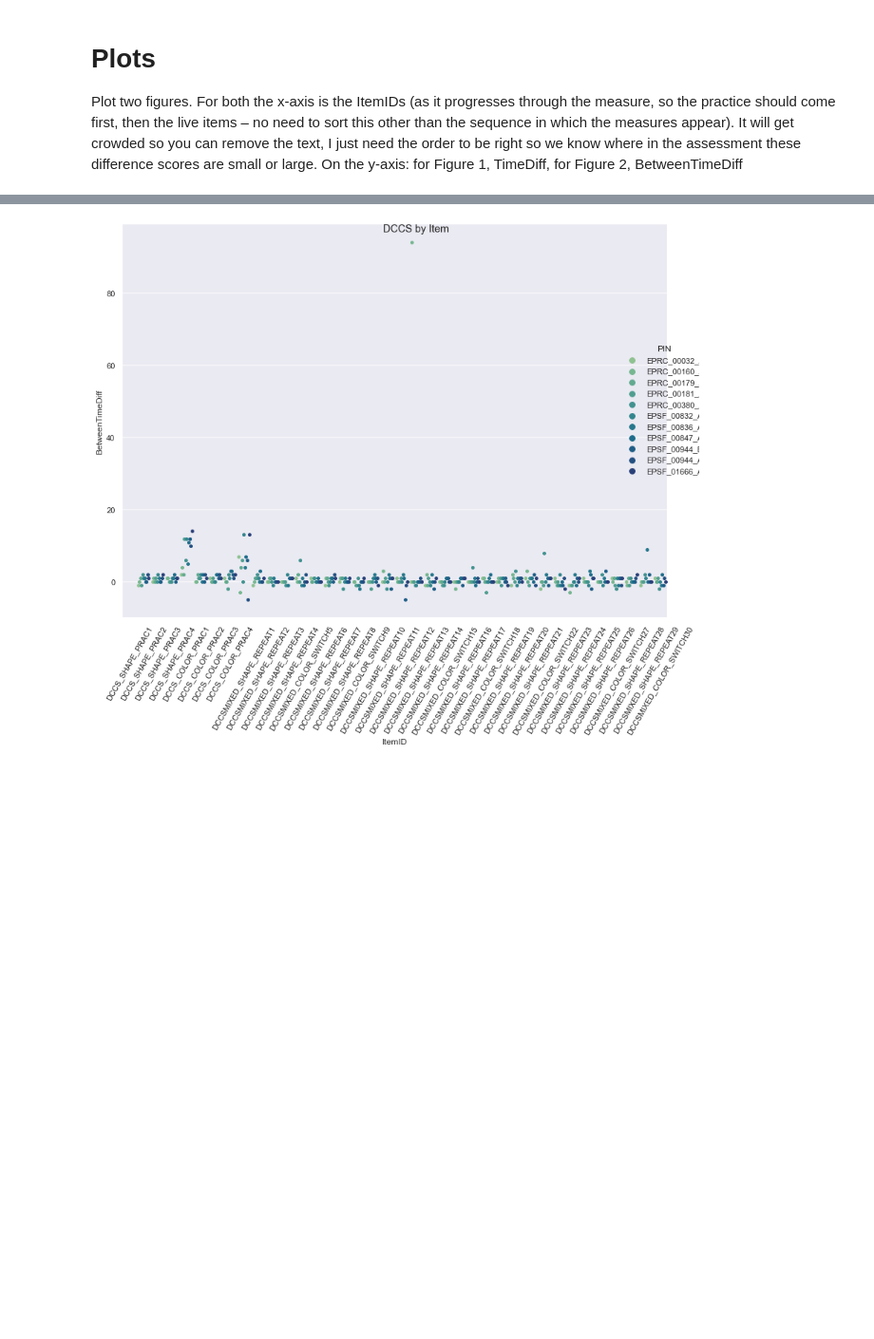
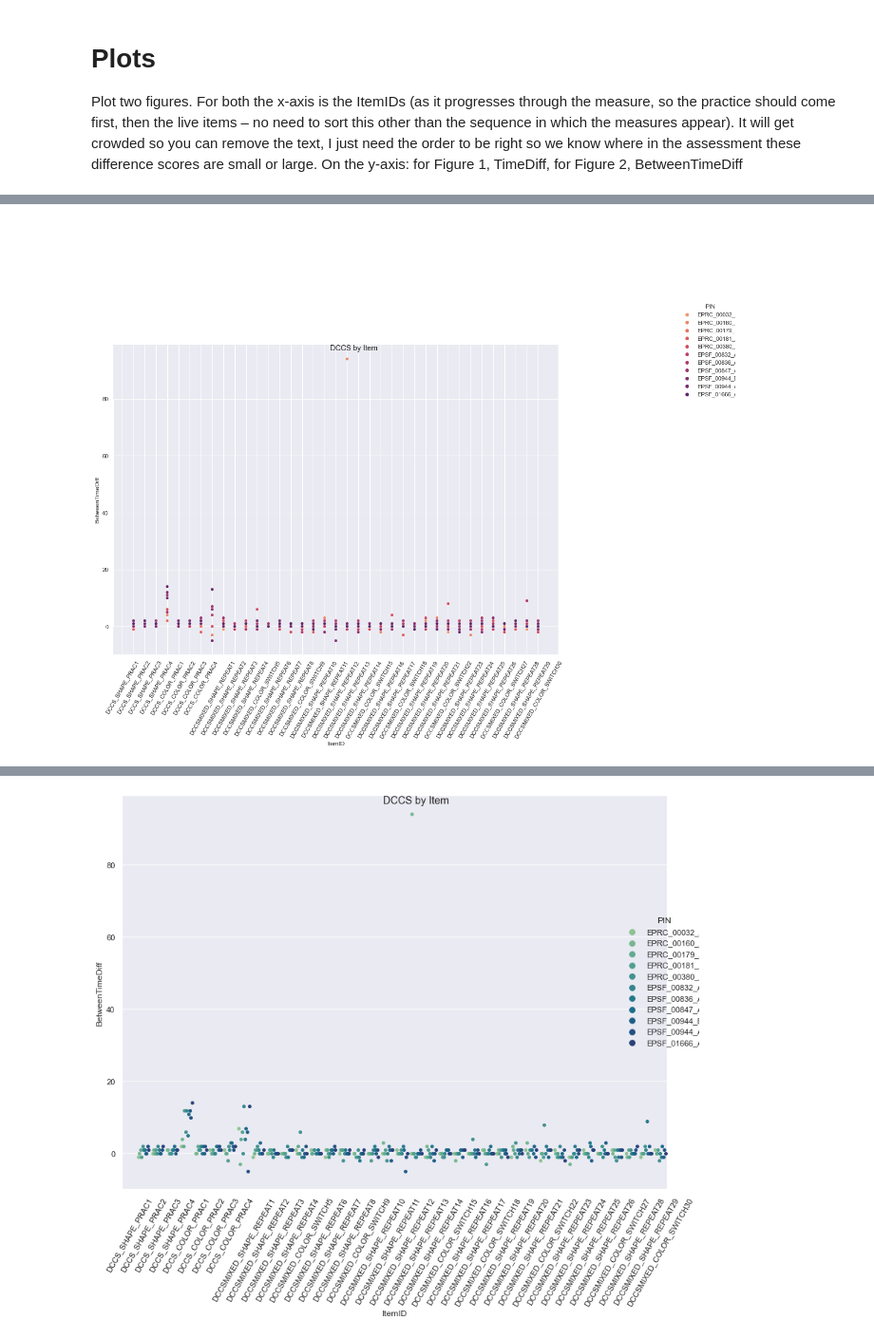
Before and after one commit to tianchu-shu/NWMSS, a Jupyter notebook: Timing_issue.ipynb, the cells around one changed output, grey strips where cells are left out. Shown at 95% size. Cells and saved outputs as stored; diff of their text form; code cells hidden in the pictures; blank space fills up the shorter version.

```diff
--- a/Timing_issue.ipynb
+++ b/Timing_issue.ipynb
@@ -275,0 +297,9 @@ On the y-axis: for Figure 1, TimeDiff, for Figure 2, BetweenTimeDiff
+# %%
+g=sns.relplot(data=dccs,  x="ItemID", y="BetweenTimeDiff", hue='PIN', palette='flare', height=9, aspect=13/9)
+g.set_xticklabels(rotation=60)
+g.despine(trim=True)
+g.fig.suptitle("DCCS by Item")
+leg = g._legend
+leg.set_bbox_to_anchor([1.2,1.2])   # coordinates of lower left of bounding box
+# %% [output]
+[figure, added]
```
Also changed, not shown: parts of 8 cells of this notebook.
